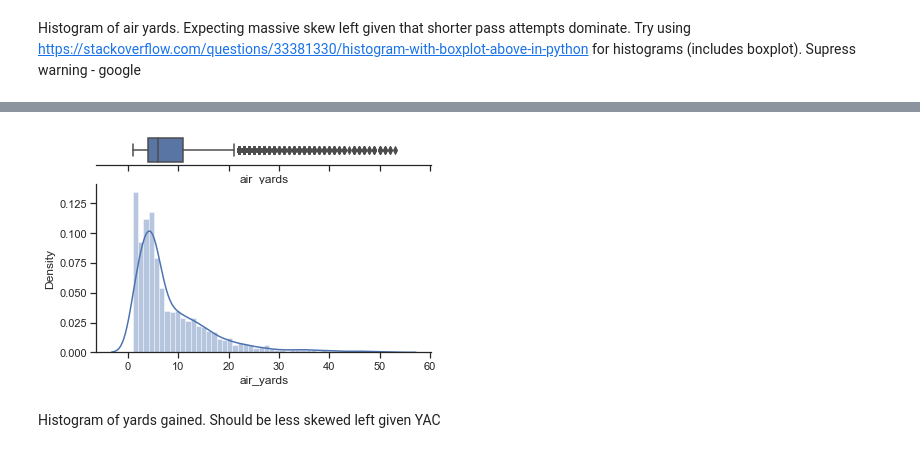
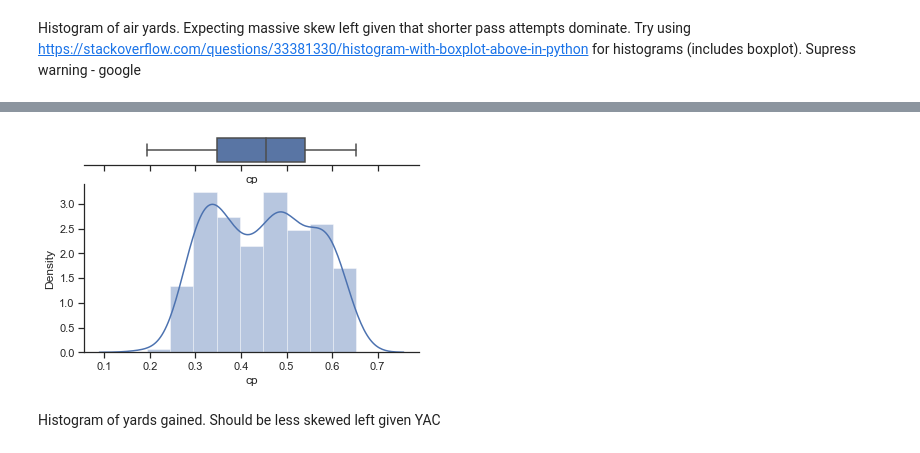
Before and after one commit to rohanSanghani/NFL-project, a Jupyter notebook: NFL Project.ipynb, the cells around one changed output, grey strips where cells are left out. Drawn from its saved outputs; the diff is of its cells as text; code cells hidden in the pictures.

Commit message:
Added cp vs epa graphs

```diff
--- a/NFL Project.ipynb
+++ b/NFL Project.ipynb
@@ -95,22 +96,22 @@ plt.show
 # %%
 sns.set(style="ticks")
 
 
 def univariateOverlay(x):
 
     f, (ax_box, ax_hist) = plt.subplots(2, sharex=True,
                                         gridspec_kw={"height_ratios": (.15, .85)})
 
     sns.boxplot(x, ax=ax_box)
     sns.distplot(x, ax=ax_hist)
 
     ax_box.set(yticks=[])
     sns.despine(ax=ax_hist)
     sns.despine(ax=ax_box, left=True)
 
-univariateOverlay(df_pass['air_yards'])
+univariateOverlay(df_pass['cp'].where(df_pass['pass_location']=='left').where(df_pass['pass_length']=='deep'))
 # %% [output]
-[figure, old version]
+[figure, new version]
 # %% [markdown]
 Histogram of yards gained. Should be less skewed left given YAC
 # %%
```
Also changed, not shown: parts of 14 cells of this notebook.
